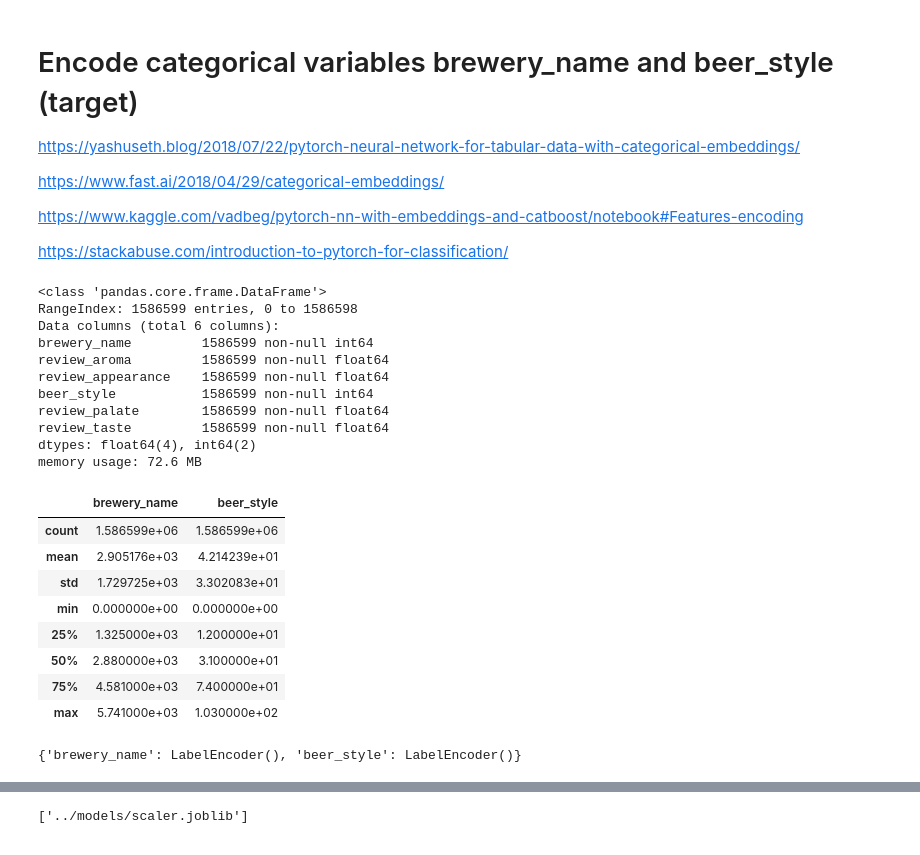
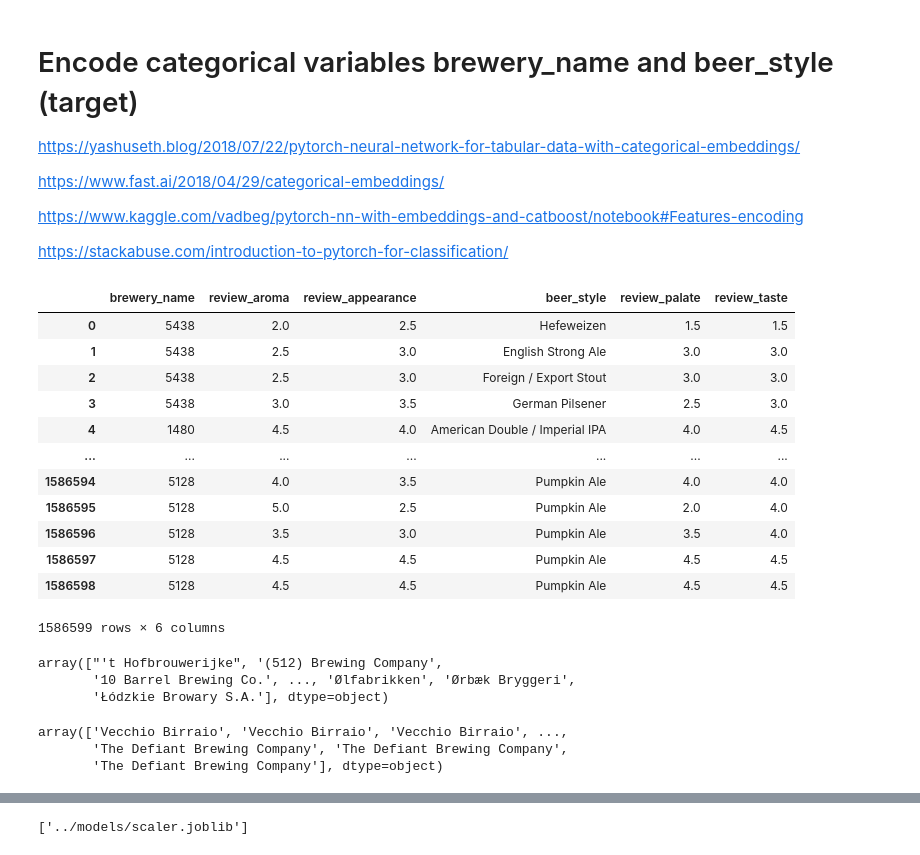
Before and after one commit to Reasmey/adsi_beer_app, a Jupyter notebook: notebooks/Data_cleaning.ipynb, the cells around one changed output, grey strips where cells are left out. Saved outputs shown, nothing was run; the diff lists cells and outputs as text; code cells hidden in the pictures.

```diff
--- a/notebooks/Data_cleaning.ipynb
+++ b/notebooks/Data_cleaning.ipynb
@@ -289,4 +289,5 @@ https://stackabuse.com/introduction-to-pytorch-for-classification/
 from sklearn.preprocessing import LabelEncoder
 # %%
 # instantiate label encoder
-LE = LabelEncoder()
+LE_name = LabelEncoder()
+LE_style = LabelEncoder()
@@ -295,37 +294,32 @@ cat_cols = ['brewery_name','beer_style']
-# %%
-# fit transform cat variables -
-
-label_encoders = {}
-for cat_col in cat_cols:
-        label_encoders[cat_col] = LE
-        df_cleaned[cat_col] = label_encoders[cat_col].fit_transform(df_cleaned[cat_col])
-# %%
-df_cleaned.info()
-# %% [output]
-<class 'pandas.core.frame.DataFrame'>
-RangeIndex: 1586599 entries, 0 to 1586598
-Data columns (total 6 columns):
-brewery_name         1586599 non-null int64
-review_aroma         1586599 non-null float64
-review_appearance    1586599 non-null float64
-beer_style           1586599 non-null int64
-review_palate        1586599 non-null float64
-review_taste         1586599 non-null float64
-dtypes: float64(4), int64(2)
-memory usage: 72.6 MB
-# %%
-df_cleaned[['brewery_name','beer_style']].describe()
-# %% [output]
-|  | brewery_name | beer_style |
-| count | 1.586599e+06 | 1.586599e+06 |
-| mean | 2.905176e+03 | 4.214239e+01 |
-| std | 1.729725e+03 | 3.302083e+01 |
-| min | 0.000000e+00 | 0.000000e+00 |
-| 25% | 1.325000e+03 | 1.200000e+01 |
-| 50% | 2.880000e+03 | 3.100000e+01 |
-| 75% | 4.581000e+03 | 7.400000e+01 |
-| max | 5.741000e+03 | 1.030000e+02 |
-# %%
-label_encoders
-# %% [output]
-{'brewery_name': LabelEncoder(), 'beer_style': LabelEncoder()}
+# %%
+df_encode = df_cleaned.copy()
+# %%
+df_encode['brewery_name'] = LE_name.fit_transform(df_encode['brewery_name'])
+# %%
+df_encode
+# %% [output]
+|  | brewery_name | review_aroma | review_appearance | beer_style | review_palate | review_taste |
+| 0 | 5438 | 2.0 | 2.5 | Hefeweizen | 1.5 | 1.5 |
+| 1 | 5438 | 2.5 | 3.0 | English Strong Ale | 3.0 | 3.0 |
+| 2 | 5438 | 2.5 | 3.0 | Foreign / Export Stout | 3.0 | 3.0 |
+| 3 | 5438 | 3.0 | 3.5 | German Pilsener | 2.5 | 3.0 |
+| 4 | 1480 | 4.5 | 4.0 | American Double / Imperial IPA | 4.0 | 4.5 |
+| ... | ... | ... | ... | ... | ... | ... |
+| 1586594 | 5128 | 4.0 | 3.5 | Pumpkin Ale | 4.0 | 4.0 |
+| 1586595 | 5128 | 5.0 | 2.5 | Pumpkin Ale | 2.0 | 4.0 |
+| 1586596 | 5128 | 3.5 | 3.0 | Pumpkin Ale | 3.5 | 4.0 |
+| 1586597 | 5128 | 4.5 | 4.5 | Pumpkin Ale | 4.5 | 4.5 |
+| 1586598 | 5128 | 4.5 | 4.5 | Pumpkin Ale | 4.5 | 4.5 |
+1586599 rows × 6 columns
+# %%
+LE_name.classes_
+# %% [output]
+array(["'t Hofbrouwerijke", '(512) Brewing Company',
+       '10 Barrel Brewing Co.', ..., 'Ølfabrikken', 'Ørbæk Bryggeri',
+       'Łódzkie Browary S.A.'], dtype=object)
+# %%
+LE_name.inverse_transform(df_encode['brewery_name'])
+# %% [output]
+array(['Vecchio Birraio', 'Vecchio Birraio', 'Vecchio Birraio', ...,
+       'The Defiant Brewing Company', 'The Defiant Brewing Company',
+       'The Defiant Brewing Company'], dtype=object)
```
Also changed, not shown: parts of 25 cells of this notebook, 9 other files.
